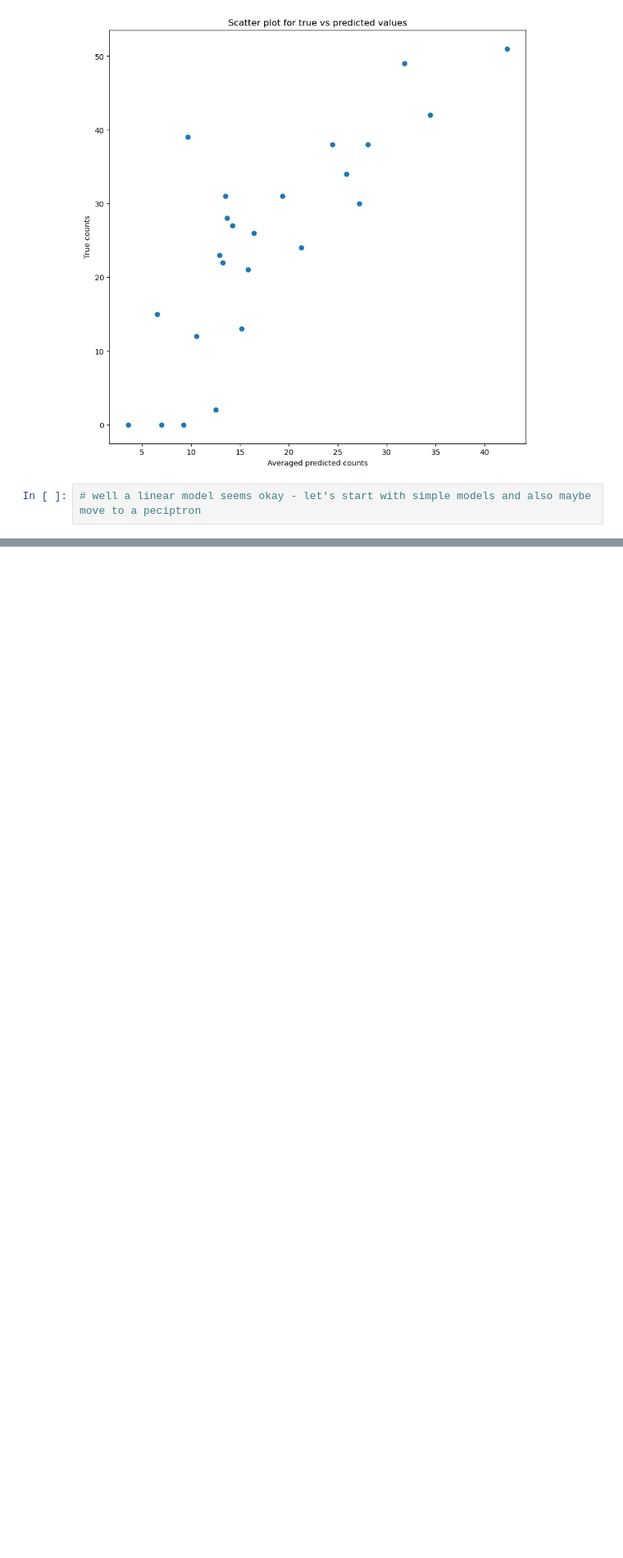
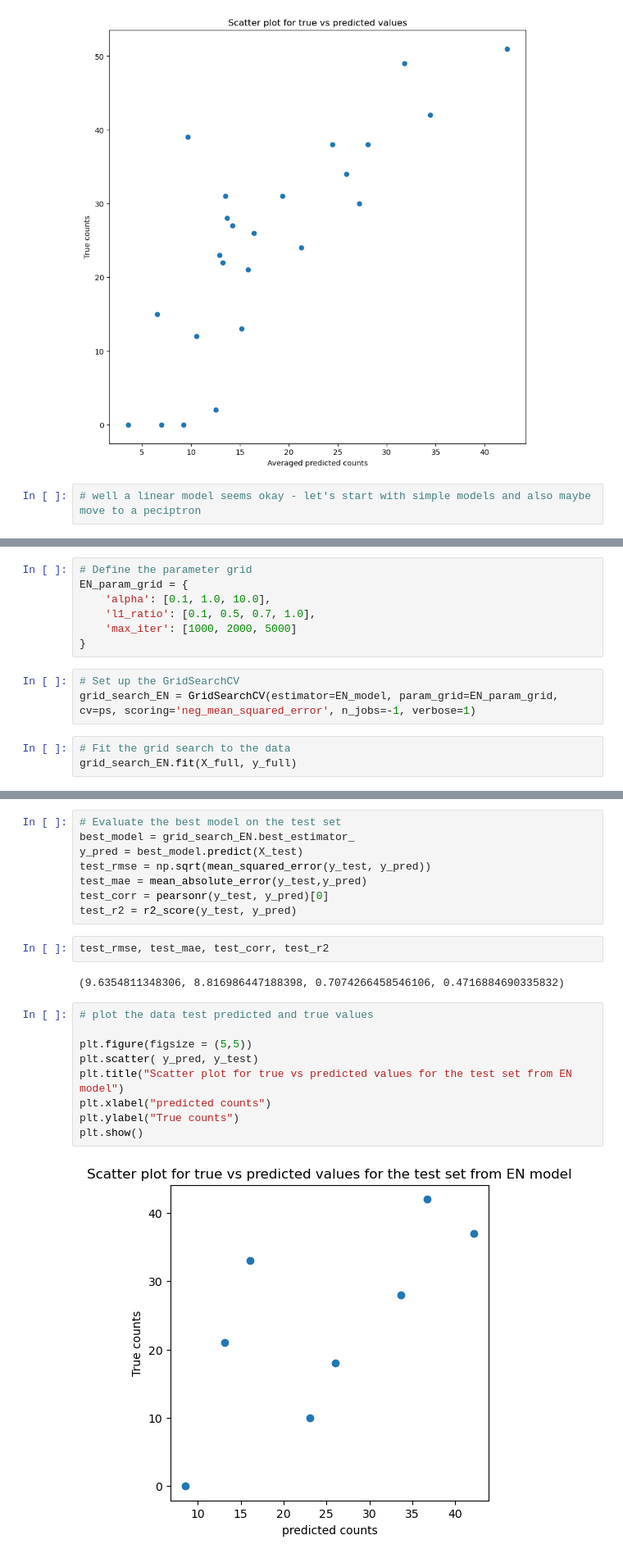
Before and after one commit to Gayara-Fernando/TN_mc_dropout, a Jupyter notebook: Train_calibration_model.ipynb, the cells around one changed output, grey strips where cells are left out. Shown at 82% size. Cells and saved outputs as stored; diff of their text form; blank space fills up the shorter version.

Commit message:
Add the code with trained calibration models

```diff
--- a/Train_calibration_model.ipynb
+++ b/Train_calibration_model.ipynb
@@ -71,0 +97,13 @@ plt.show()
+# %%
+# Define the parameter grid
+EN_param_grid = {
+    'alpha': [0.1, 1.0, 10.0],
+    'l1_ratio': [0.1, 0.5, 0.7, 1.0],
+    'max_iter': [1000, 2000, 5000]
+}
+# %%
+# Set up the GridSearchCV
+grid_search_EN = GridSearchCV(estimator=EN_model, param_grid=EN_param_grid, cv=ps, scoring='neg_mean_squared_error', n_jobs=-1, verbose=1)
+# %%
+# Fit the grid search to the data
+grid_search_EN.fit(X_full, y_full)
@@ -71,0 +126,23 @@ plt.show()
+# %%
+# Evaluate the best model on the test set
+best_model = grid_search_EN.best_estimator_
+y_pred = best_model.predict(X_test)
+test_rmse = np.sqrt(mean_squared_error(y_test, y_pred))
+test_mae = mean_absolute_error(y_test,y_pred)
+test_corr = pearsonr(y_test, y_pred)[0]
+test_r2 = r2_score(y_test, y_pred)
+# %%
+test_rmse, test_mae, test_corr, test_r2
+# %% [output]
+(9.6354811348306, 8.816986447188398, 0.7074266458546106, 0.4716884690335832)
+# %%
+# plot the data test predicted and true values
+
+plt.figure(figsize = (5,5))
+plt.scatter( y_pred, y_test)
+plt.title("Scatter plot for true vs predicted values for the test set from EN model")
+plt.xlabel("predicted counts")
+plt.ylabel("True counts")
+plt.show()
+# %% [output]
+[figure, added]
```
Also changed, not shown: parts of 37 cells of this notebook.
